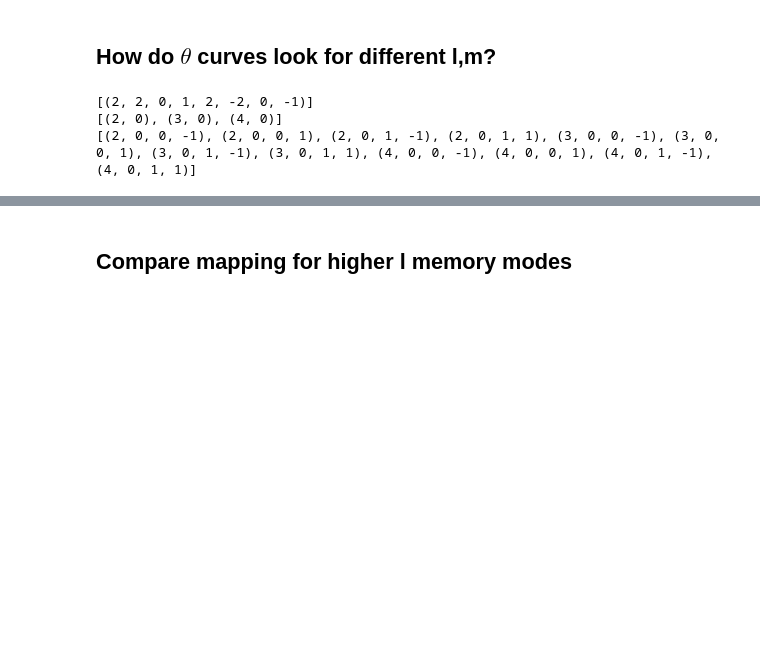
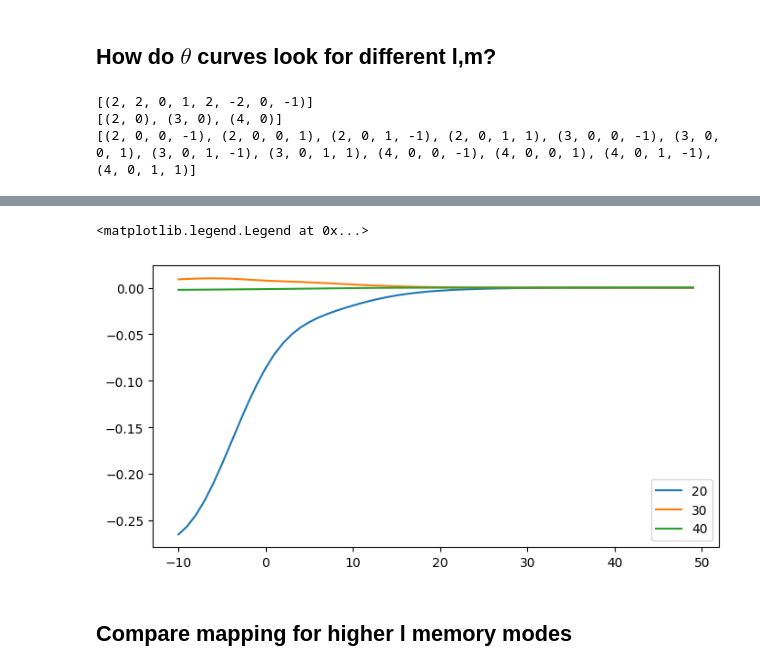
Before and after one commit to Richardvnd/quadratic_qnm, a Jupyter notebook: memory_spatial_mapping.ipynb, the cells around one changed output, grey strips where cells are left out. Cells and saved outputs as stored; diff of their text form; code cells hidden in the pictures; blank space fills up the shorter version.

```diff
--- a/memory_spatial_mapping.ipynb
+++ b/memory_spatial_mapping.ipynb
@@ -150,3 +208,37 @@ Text(0.5, 1.0, 'Best Fit')
+# %%
+amplitudes20 = []
+amplitudes30 = []
+amplitudes40 = []
+
+sphindex = spherical_modes.index((2,0))
+index = len(QNMs) + sphindex
+
+for step in range(-10,50):
+
+    best_fit = qnmfits.mapping_multimode_ringdown_fit(sim.times,
+                                                sim.h,
+                                                modes=QNMs,
+                                                Mf=sim.Mf,
+                                                chif=sim.chif_mag,
+                                                t0=step,
+                                                mapping_modes=mapping,
+                                                spherical_modes=spherical_modes)
+
+    #amplitudes.append(best_fit['C'][index]*np.exp(-decay_time*step))
+    amplitudes20.append(best_fit['C'][index])
+    amplitudes30.append(best_fit['C'][index+1])
+    amplitudes40.append(best_fit['C'][index+2])
+# %%
+fig, ax = plt.subplots(nrows=1, ncols=1, figsize=(8,4))
+
+ax.plot(np.arange(-10,50), np.real(amplitudes20), label='20')
+ax.plot(np.arange(-10,50), np.imag(amplitudes30), label='30')
+ax.plot(np.arange(-10,50), np.real(amplitudes40), label='40')
+
+ax.legend()
+# %% [output]
+<matplotlib.legend.Legend at 0x...>
+[figure, added]
 # %% [markdown]
 ## Compare mapping for higher l memory modes
 # %%
```
Also changed, not shown: parts of 6 cells of this notebook.
